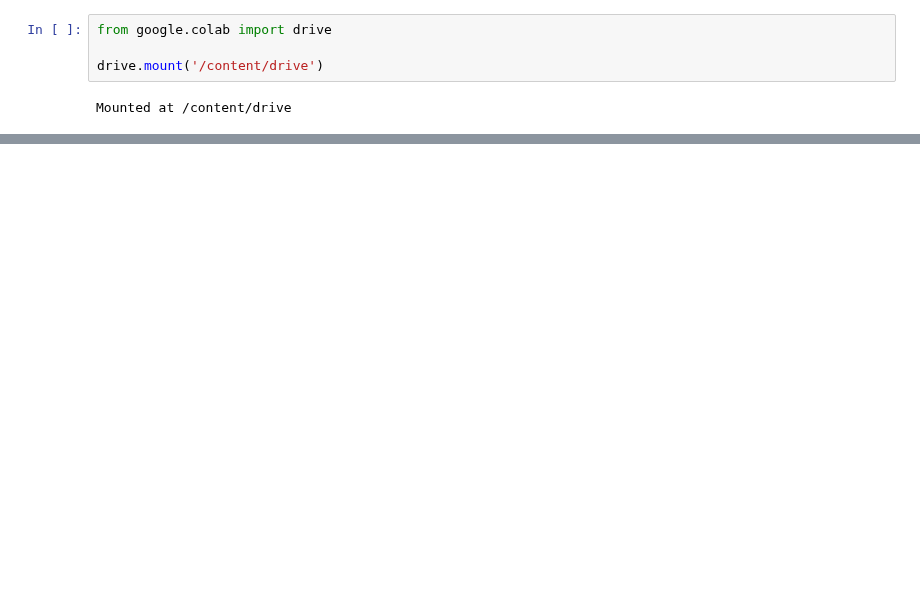
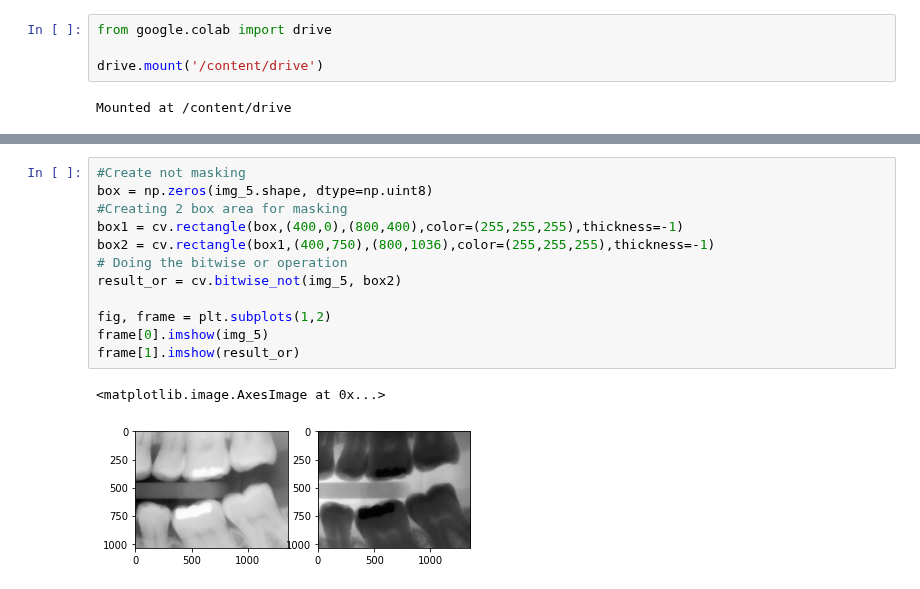
Before and after one commit to ab-rohman/Computer_Vision, a Jupyter notebook: Week5.ipynb, the cells around one changed output, grey strips where cells are left out. Saved outputs shown, nothing was run; the diff lists cells and outputs as text; blank space fills up the shorter version.

```diff
--- a/Week5.ipynb
+++ b/Week5.ipynb
@@ -44,0 +81,15 @@ Masukkan nilai Gamma: 3
+# %%
+#Create not masking
+box = np.zeros(img_5.shape, dtype=np.uint8)
+#Creating 2 box area for masking
+box1 = cv.rectangle(box,(400,0),(800,400),color=(255,255,255),thickness=-1)
+box2 = cv.rectangle(box1,(400,750),(800,1036),color=(255,255,255),thickness=-1)
+# Doing the bitwise or operation
+result_or = cv.bitwise_not(img_5, box2)
+
+fig, frame = plt.subplots(1,2)
+frame[0].imshow(img_5)
+frame[1].imshow(result_or)
+# %% [output]
+<matplotlib.image.AxesImage at 0x...>
+[figure, added]
```
Also changed, not shown: parts of 8 cells of this notebook.
